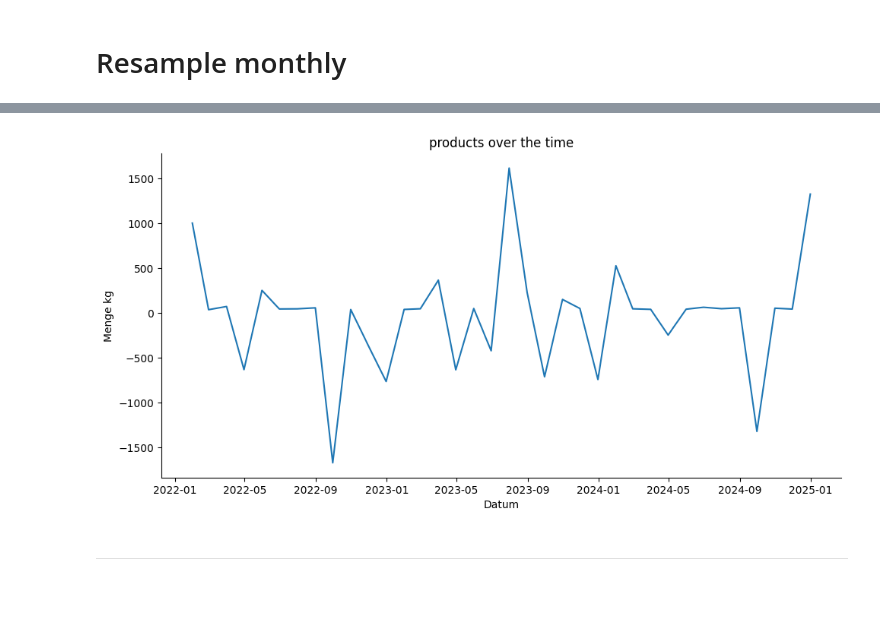
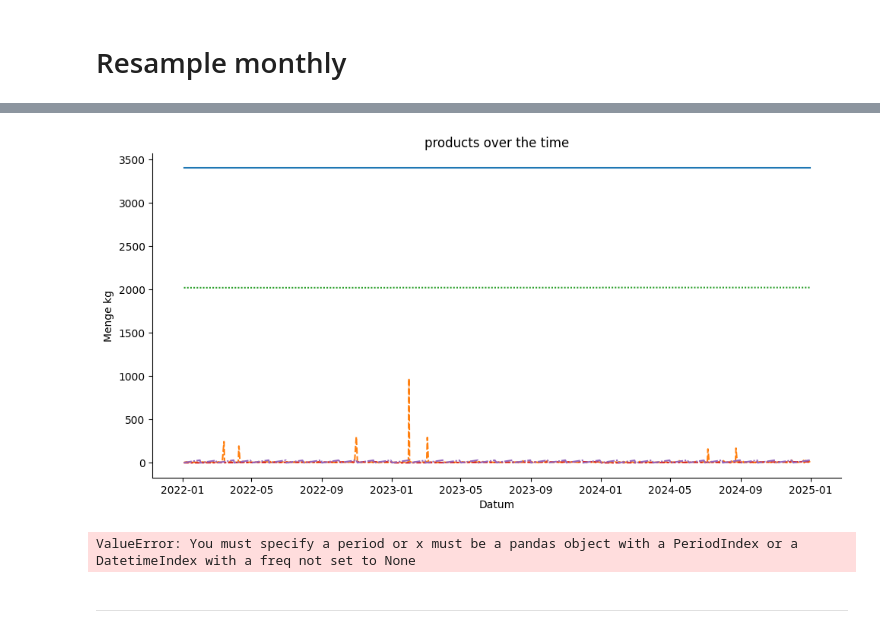
Before and after one commit to Julien-Dufresne/product_prognostic, a Jupyter notebook: Praktikum_prices_1_understanding_time_series.ipynb, the cells around one changed output, grey strips where cells are left out. Saved outputs shown, nothing was run; the diff lists cells and outputs as text; code cells hidden in the pictures; blank space fills up the shorter version.

```diff
--- a/Praktikum_prices_1_understanding_time_series.ipynb
+++ b/Praktikum_prices_1_understanding_time_series.ipynb
@@ -152,0 +218,9 @@ product_3403_df
+# %%
+#create a version only positive:
+positive_product_3403_df = product_3403_df[
+    product_3403_df["Menge kg"] >= 0
+]
+# %%
+#convert Datum from Object to datetime
+positive_product_3403_df["Datum"] = pd.to_datetime(positive_product_3403_df["Datum"], format="%d.%m.%Y")
+positive_product_3403_df.info()
@@ -163,4 +239,4 @@ Latest date: 3102
 # Resample monthly
 # %%
 #resample monthly
-monthly_product_800_df = product_800_df.resample("ME").sum()
+positive_product_3403_df = positive_product_3403_df("ME").sum()
@@ -185,21 +262,28 @@ monthly_product_800_df = product_800_df.resample("ME").sum()
 # %%
 #Visualise the dataset monthly
 (
   sns.relplot(
       kind="line",
-      data=monthly_product_800_df.reset_index(),
-      x="Datum",
-      y="Menge kg",
+      data=positive_product_3403_df,
       aspect=2,
       legend=False
   ).set(
       title="products over the time",
       xlabel="Datum",
       ylabel="Menge kg"
   )
 );
 # %% [output]
-[figure, old version]
+[figure, new version]
+# %%
+decomposition: DecomposeResult = seasonal_decompose(
+    positive_product_3403_df,
+    model="multiplicative"
+)
+
+decomposition.plot();
+# %% [output]
+ValueError: You must specify a period or x must be a pandas object with a PeriodIndex or a DatetimeIndex with a freq not set to None
 # %% [markdown]
 ---
 # %% [markdown]
```
Also changed, not shown: parts of 18 cells of this notebook.
